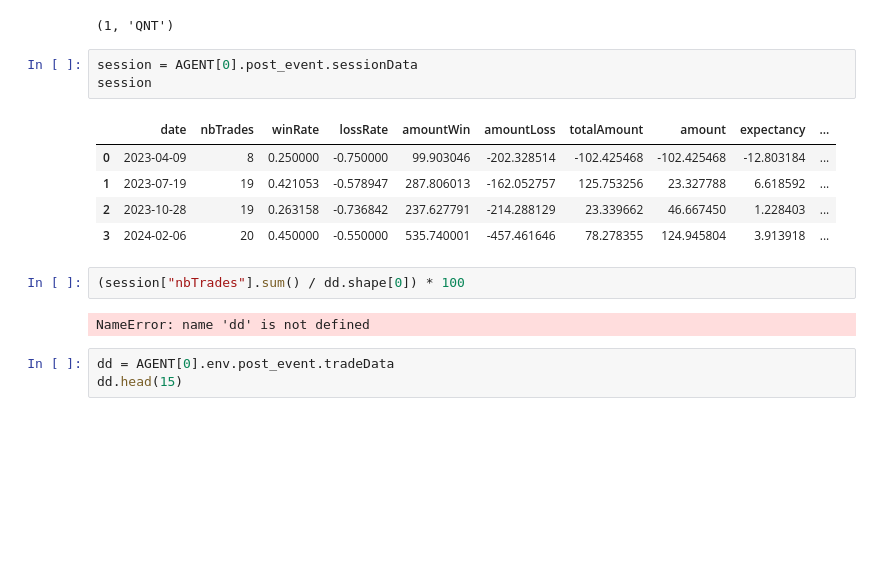
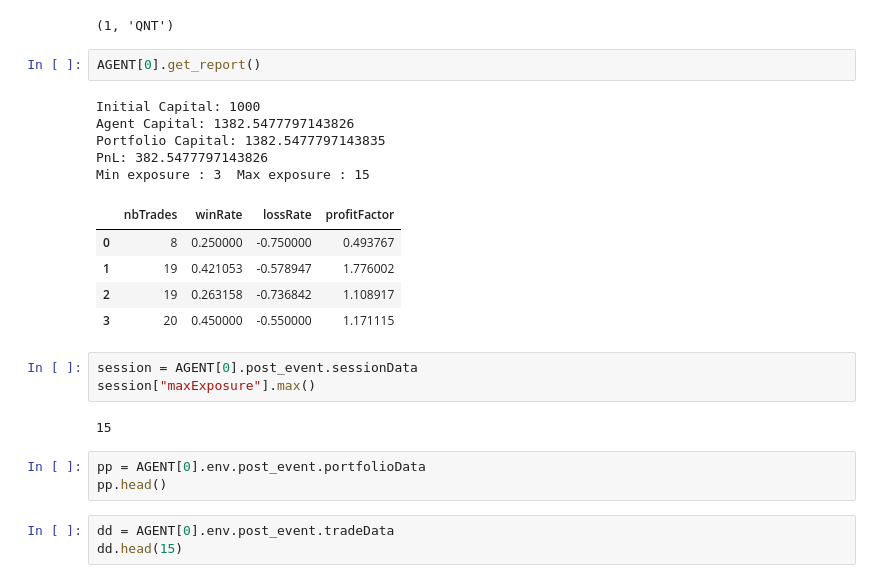
Before and after one commit to cedTrad/C-Syst, a Jupyter notebook: labs.ipynb, the cells around one changed output. Cells and saved outputs as stored; diff of their text form; blank space fills up the shorter version.

Commit message:
show globale report

```diff
--- a/labs.ipynb
+++ b/labs.ipynb
@@ -157,19 +155,27 @@ Session terminée après 442 itérations.
 AGENT[0].view_report()
 # %% [output]
 (1, 'QNT')
+# %%
+AGENT[0].get_report()
+# %% [output]
+Initial Capital: 1000
+Agent Capital: 1382.5477797143826
+Portfolio Capital: 1382.5477797143835
+PnL: 382.5477797143826
+Min exposure : 3  Max exposure : 15
+|  | nbTrades | winRate | lossRate | profitFactor |
+| 0 | 8 | 0.250000 | -0.750000 | 0.493767 |
+| 1 | 19 | 0.421053 | -0.578947 | 1.776002 |
+| 2 | 19 | 0.263158 | -0.736842 | 1.108917 |
+| 3 | 20 | 0.450000 | -0.550000 | 1.171115 |
 # %%
 session = AGENT[0].post_event.sessionData
-session
+session["maxExposure"].max()
 # %% [output]
-|  | date | nbTrades | winRate | lossRate | amountWin | amountLoss | totalAmount | amount | expectancy | ... |
-| 0 | 2023-04-09 | 8 | 0.250000 | -0.750000 | 99.903046 | -202.328514 | -102.425468 | -102.425468 | -12.803184 | ... |
-| 1 | 2023-07-19 | 19 | 0.421053 | -0.578947 | 287.806013 | -162.052757 | 125.753256 | 23.327788 | 6.618592 | ... |
-| 2 | 2023-10-28 | 19 | 0.263158 | -0.736842 | 237.627791 | -214.288129 | 23.339662 | 46.667450 | 1.228403 | ... |
-| 3 | 2024-02-06 | 20 | 0.450000 | -0.550000 | 535.740001 | -457.461646 | 78.278355 | 124.945804 | 3.913918 | ... |
+15
-# %%
-(session["nbTrades"].sum() / dd.shape[0]) * 100
-# %% [output]
-NameError: name 'dd' is not defined
+# %%
+pp = AGENT[0].env.post_event.portfolioData
+pp.head()
 # %%
 dd = AGENT[0].env.post_event.tradeData
 dd.head(15)
```
Also changed, not shown: parts of 1 cell of this notebook, 3 other files.
